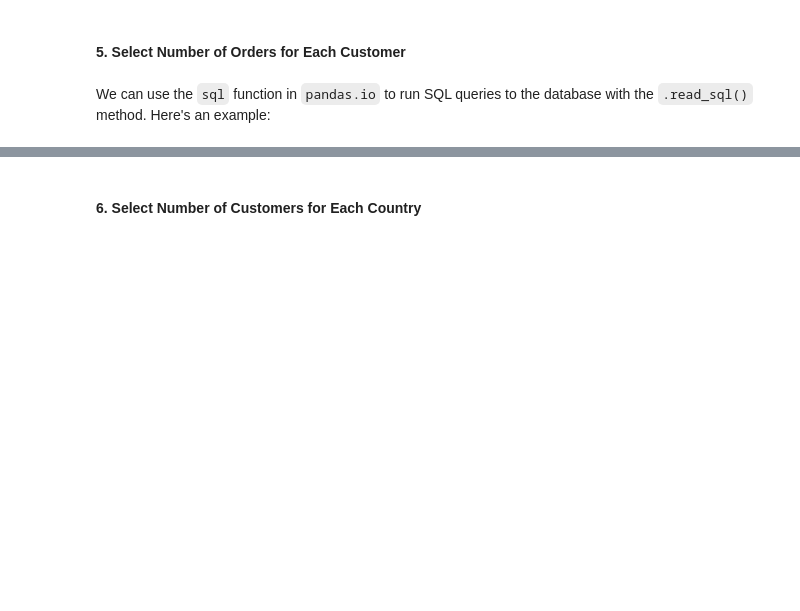
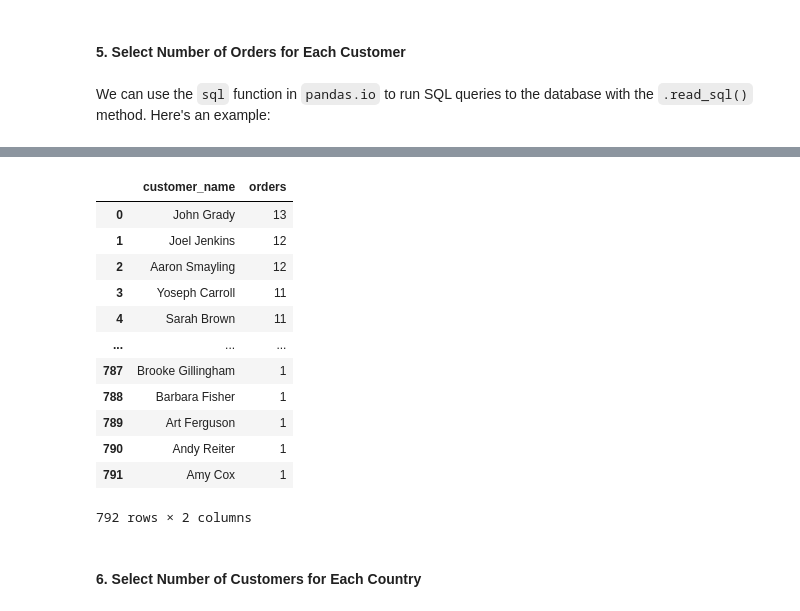
Before and after one commit to CDan07/IOD, a Jupyter notebook: Labs/Module 3/IOD_Lab 3.1.3_sqlite.ipynb, the cells around one changed output, grey strips where cells are left out. Cells and saved outputs as stored; diff of their text form; code cells hidden in the pictures; blank space fills up the shorter version.

```diff
--- a/Labs/Module 3/IOD_Lab 3.1.3_sqlite.ipynb
+++ b/Labs/Module 3/IOD_Lab 3.1.3_sqlite.ipynb
@@ -488,2 +518,29 @@ orders_head_10
+# %%
+# Select Number of Distinct Orders for Each Customer
+query = """
+        SELECT
+		o.customer_name,
+		COUNT(DISTINCT o.order_id) AS orders
+		FROM orders o
+		GROUP BY
+		o.customer_name
+		ORDER BY orders DESC
+		"""
+customer_orders = sql.read_sql(query,con=db_connection)
+customer_orders
+# %% [output]
+|  | customer_name | orders |
+| 0 | John Grady | 13 |
+| 1 | Joel Jenkins | 12 |
+| 2 | Aaron Smayling | 12 |
+| 3 | Yoseph Carroll | 11 |
+| 4 | Sarah Brown | 11 |
+| ... | ... | ... |
+| 787 | Brooke Gillingham | 1 |
+| 788 | Barbara Fisher | 1 |
+| 789 | Art Ferguson | 1 |
+| 790 | Andy Reiter | 1 |
+| 791 | Amy Cox | 1 |
+792 rows × 2 columns
 # %% [markdown]
 #### 6. Select Number of Customers for Each Country
```
Also changed, not shown: parts of 29 cells of this notebook.
